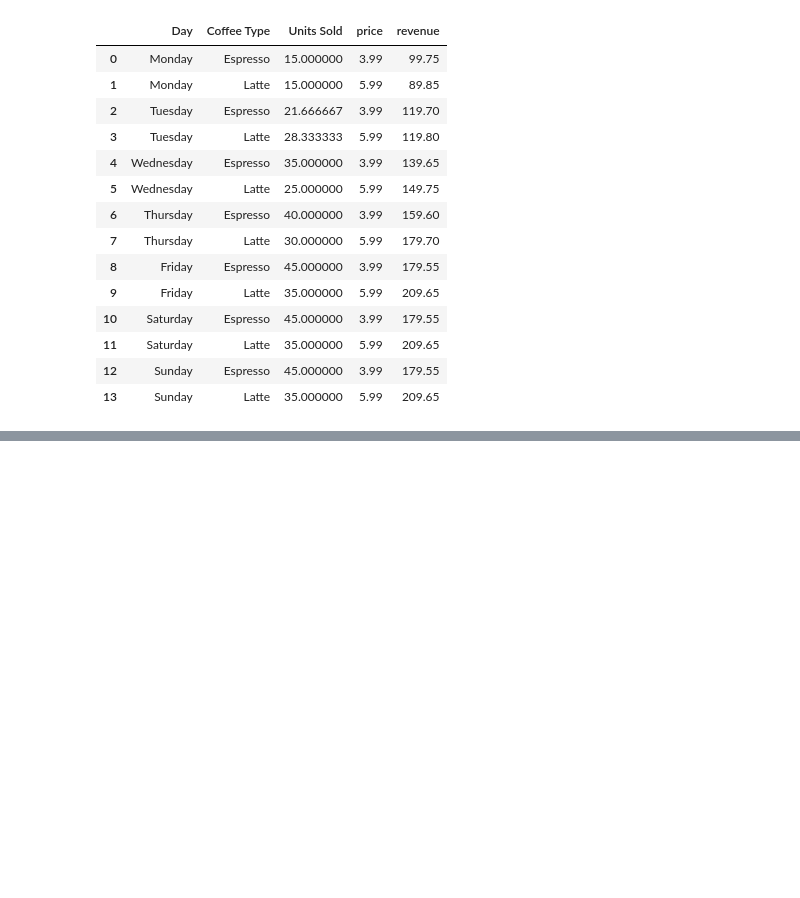
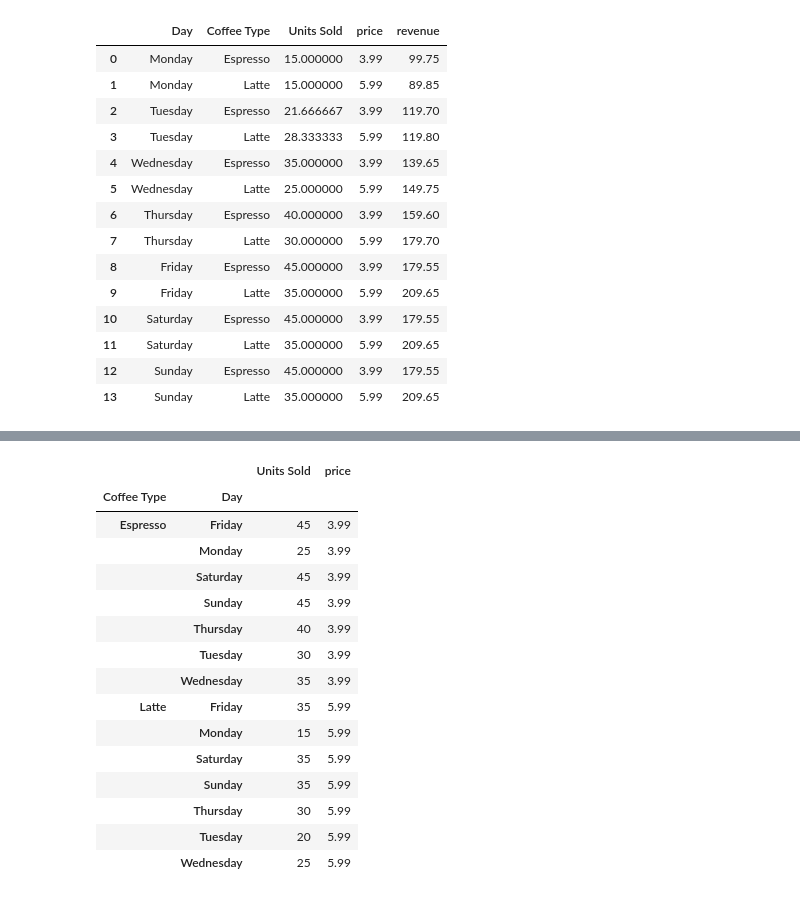
Before and after one commit to rodriguezandresed/pandas-sandbox, a Jupyter notebook: warmup.ipynb, the cells around one changed output, grey strips where cells are left out. Cells and saved outputs as stored; diff of their text form; code cells hidden in the pictures; blank space fills up the shorter version.

```diff
--- a/warmup.ipynb
+++ b/warmup.ipynb
@@ -635,0 +622,39 @@ coffee.dropna(subset=['Units Sold'])
+# %%
+#aggregating data
+bios['born_city'].value_counts()
+
+bios[bios['born_country']== 'USA']['born_region'].value_counts().tail()
+
+#this works like a SQL GROUP BY, it will group the data by the born_region column and count the number of occurrences of each value
+
+#another way to do this is using the groupby method
+coffee.groupby('Coffee Type')['Units Sold'].sum()
+# this will group the data by the Coffee Type column and sum the Units Sold column for each group
+#you can use multiple functions like avg, sum, count, etc.
+
+# The np.where function does not have an 'inplace' argument.
+# The correct usage is:
+coffee['price'] = np.where(coffee['Coffee Type']=='Espresso', 3.99, 5.99)
+#another way to do this is using the agg method
+coffee.groupby(['Coffee Type']).agg({'Units Sold': 'sum', 'price': 'mean'})
+#this will group the data by the Coffee Type column and sum the Units Sold column and calculate the mean of the price column for each group
+
+#you can groop by multiple columns like:
+coffee.groupby(['Coffee Type', 'Day']).agg({'Units Sold': 'sum', 'price': 'mean'})
+# %% [output]
+|  |  | Units Sold | price |
+| Coffee Type | Day |  |  |
+| Espresso | Friday | 45 | 3.99 |
+|  | Monday | 25 | 3.99 |
+|  | Saturday | 45 | 3.99 |
+|  | Sunday | 45 | 3.99 |
+|  | Thursday | 40 | 3.99 |
+|  | Tuesday | 30 | 3.99 |
+|  | Wednesday | 35 | 3.99 |
+| Latte | Friday | 35 | 5.99 |
+|  | Monday | 15 | 5.99 |
+|  | Saturday | 35 | 5.99 |
+|  | Sunday | 35 | 5.99 |
+|  | Thursday | 30 | 5.99 |
+|  | Tuesday | 20 | 5.99 |
+|  | Wednesday | 25 | 5.99 |
```
Also changed, not shown: parts of 7 cells of this notebook, 1 other file.
